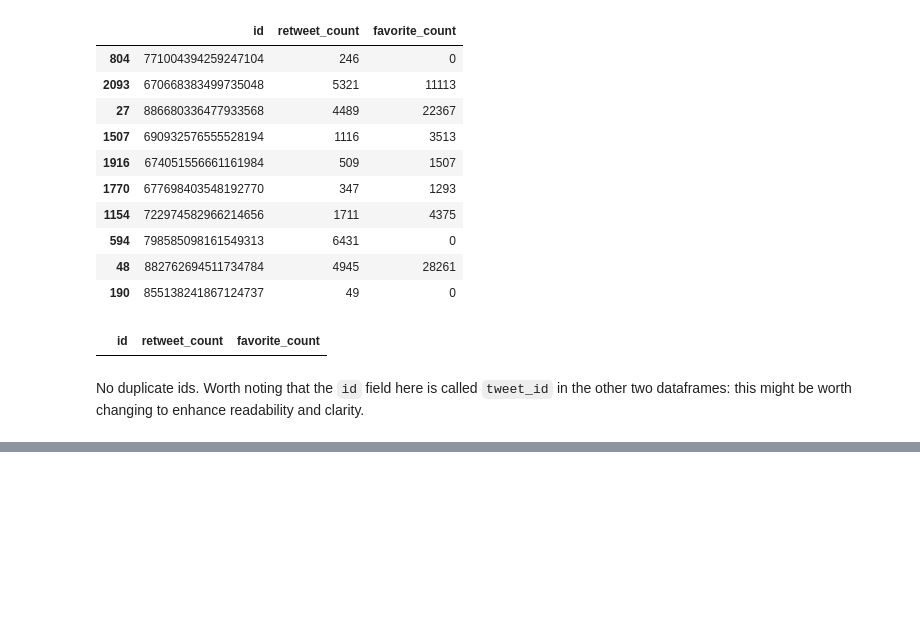
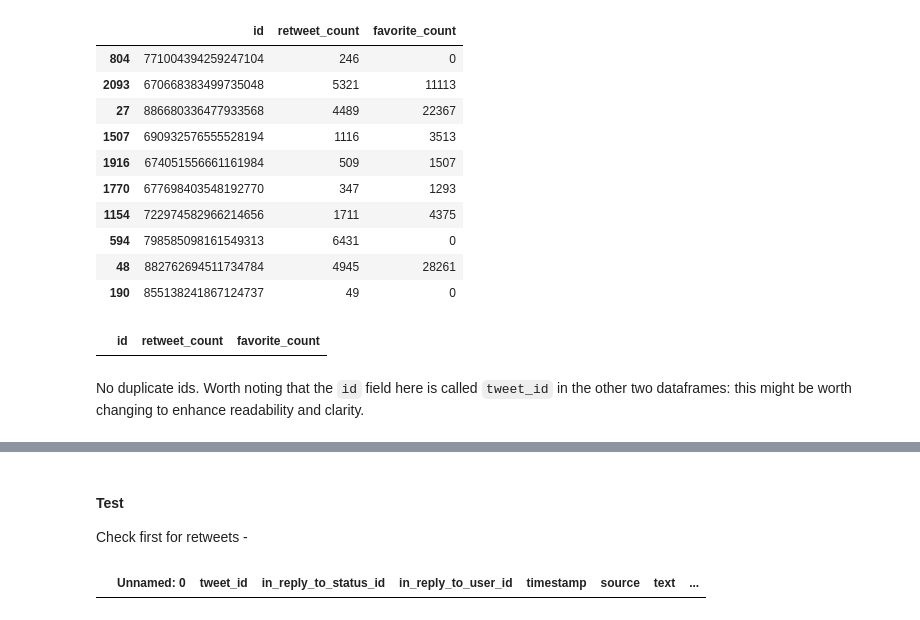
Before and after one commit to moscowjh/t2-p3-wrangle, a Jupyter notebook: wrangle_act.ipynb, the cells around one changed output, grey strips where cells are left out. Saved outputs shown, nothing was run; the diff lists cells and outputs as text; code cells hidden in the pictures; blank space fills up the shorter version.

```diff
--- a/wrangle_act.ipynb
+++ b/wrangle_act.ipynb
@@ -536,0 +713,13 @@ df[df['retweeted_status_id'].notnull()]
+# %%
+ # Recreate dataset df_clean excluding retweets
+df_clean = df_clean[df_clean['retweeted_status_id'].isnull()]
+ # Recreate dataset df_clean excluding replys
+df_clean = df_clean[df_clean['in_reply_to_status_id'].isnull()]
+# %% [markdown]
+#### Test
+
+Check first for retweets -
+# %%
+df_clean[df_clean['retweeted_status_id'].notnull()]
+# %% [output]
+|  | Unnamed: 0 | tweet_id | in_reply_to_status_id | in_reply_to_user_id | timestamp | source | text | ... |
```
Also changed, not shown: parts of 31 cells of this notebook, 3 other files.
